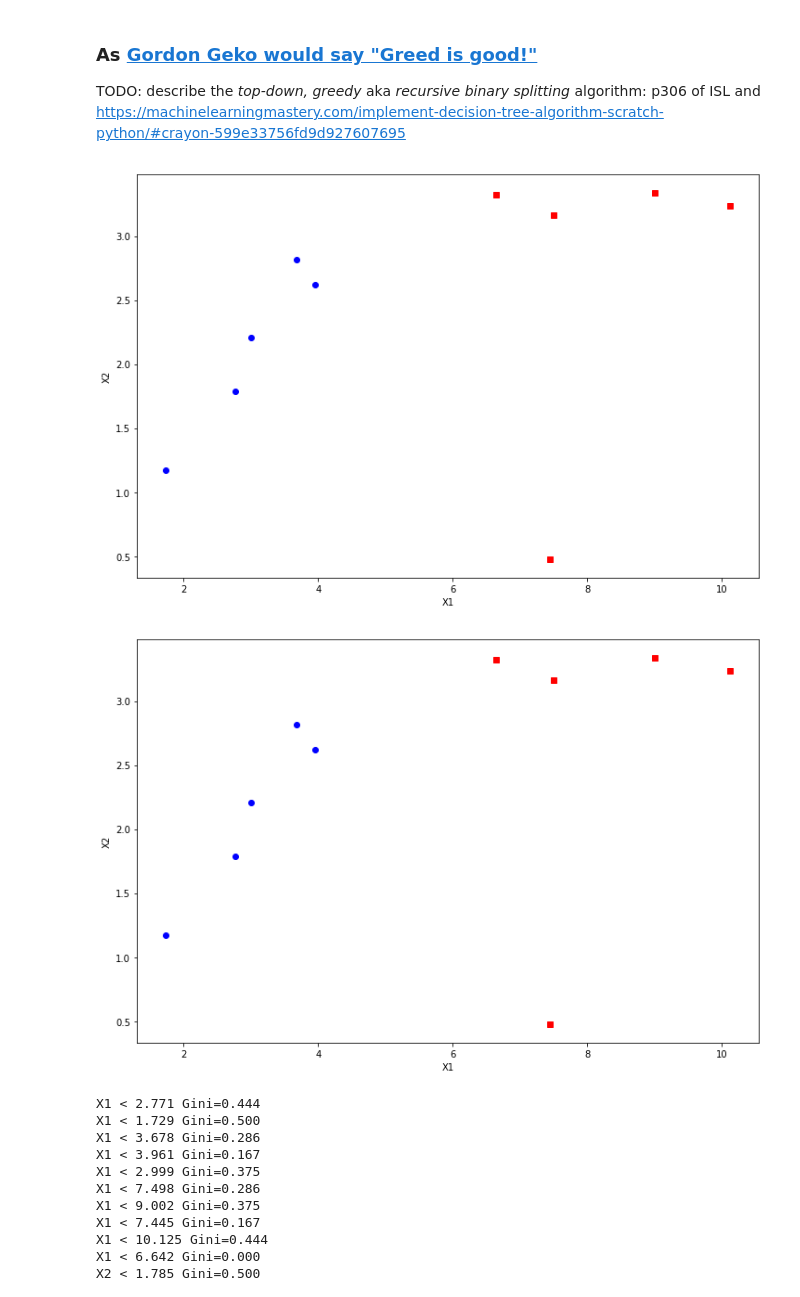
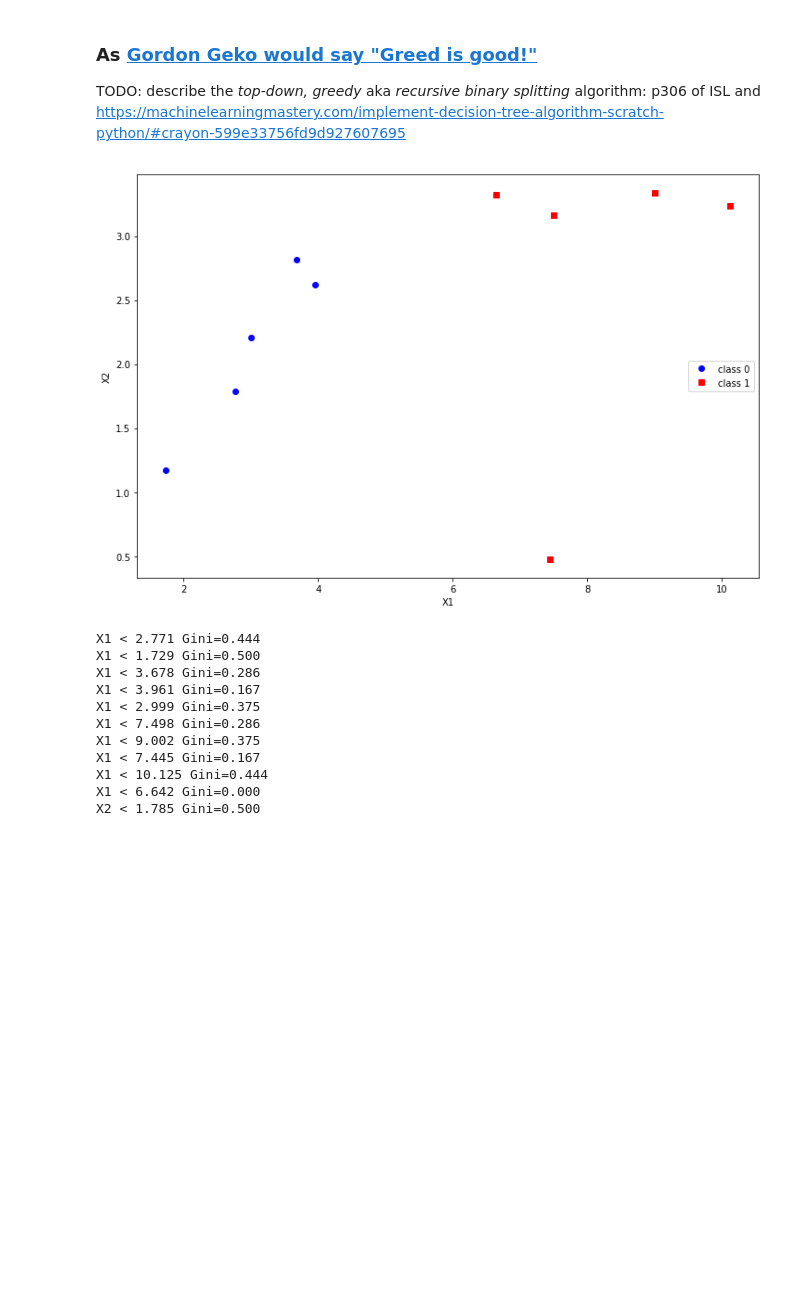
Before and after one commit to focods/WonderfulML, a Jupyter notebook: docs/notebooks/session05_py.ipynb, the cells around one changed output. Saved outputs shown, nothing was run; the diff lists cells and outputs as text; code cells hidden in the pictures; blank space fills up the shorter version.

Commit message:
fix redundant class plot

```diff
--- a/docs/notebooks/session05_py.ipynb
+++ b/docs/notebooks/session05_py.ipynb
@@ -202,33 +202,32 @@ https://machinelearningmastery.com/implement-decision-tree-algorithm-scratch-pyt
 # %%
 import sys
 # https://stackoverflow.com/questions/4383571/importing-files-from-different-folder
 sys.path.insert(0, '../../Python/')
 import BinaryDecisionTree as b
 import matplotlib.pyplot as plt
 import numpy as np
 # test data from http://machinelearningmastery.com/implement-decision-tree-algorithm-scratch-python/
 dataset = np.array([[2.771244718,1.784783929,0],
                     [1.728571309,1.169761413,0],
                     [3.678319846,2.81281357,0],
                     [3.961043357,2.61995032,0],
                     [2.999208922,2.209014212,0],
                     [7.497545867,3.162953546,1],
                     [9.00220326,3.339047188,1],
                     [7.444542326,0.476683375,1],
                     [10.12493903,3.234550982,1],
                     [6.642287351,3.319983761,1]])
 
 # Visualize the test data
-fig = plt.figure(figsize=(12, 8))  # width, height
-ax = fig.add_subplot(111)
-ax.plot(dataset[:5,0], dataset[:5,1], 'bo', label='class 0')
-ax.plot(dataset[5:,0], dataset[5:,1], 'rs', label='class 1')
-ax.set_xlabel('X1')
-ax.set_ylabel('X2')
-fig
+plt.figure(figsize=(12, 8))
+plt.plot(dataset[:5,0], dataset[:5,1], 'bo', label='class 0')
+plt.plot(dataset[5:,0], dataset[5:,1], 'rs', label='class 1')
+plt.xlabel("X1")
+plt.ylabel("X2")
+plt.legend(loc='center right')
+plt.show()
 # %% [output]
-[figure, old version]
+[figure, new version]
-[figure, removed]
 # %%
 split = b.get_split(dataset)
 print('Split: [X%d < %.3f]' % ((split['index']+1), split['value']))
```
Also changed, not shown: parts of 2 cells of this notebook.
